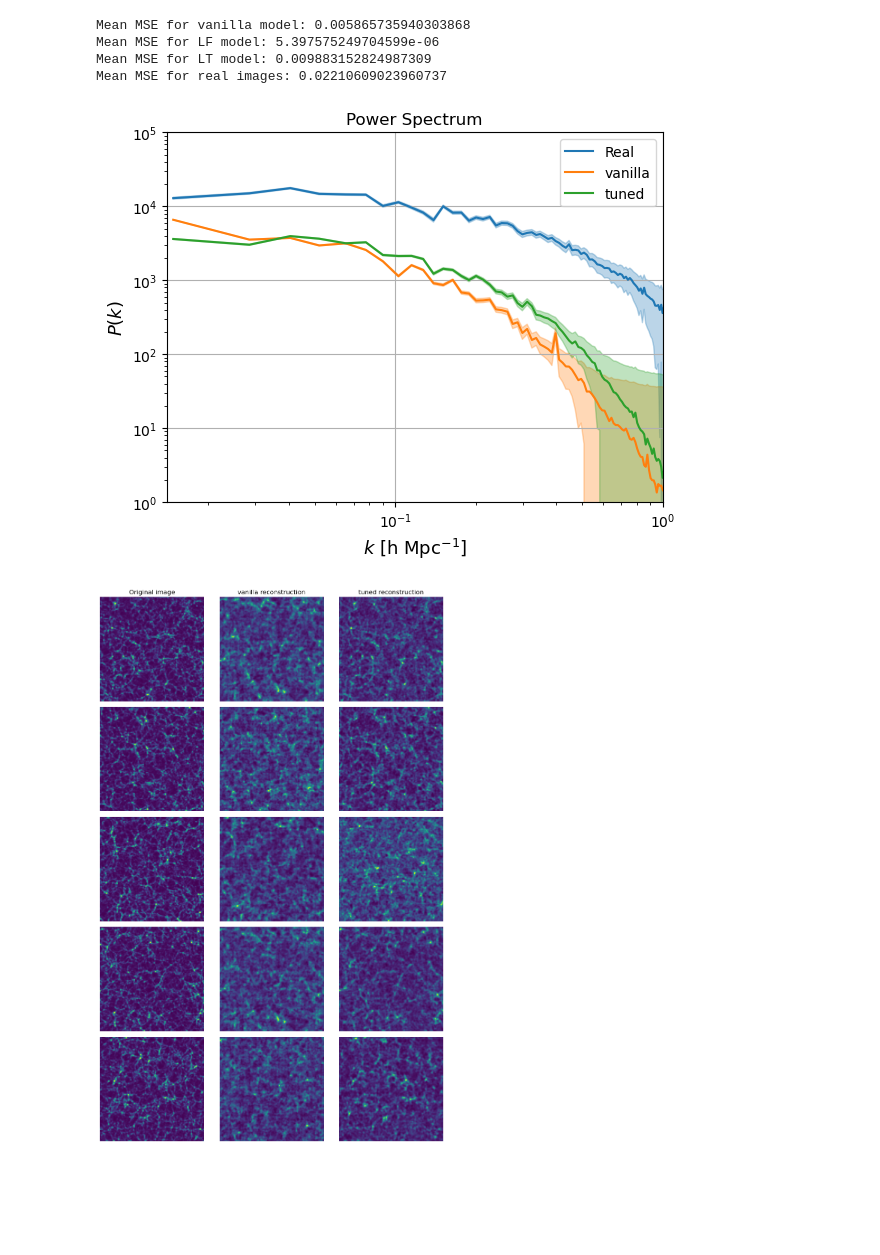
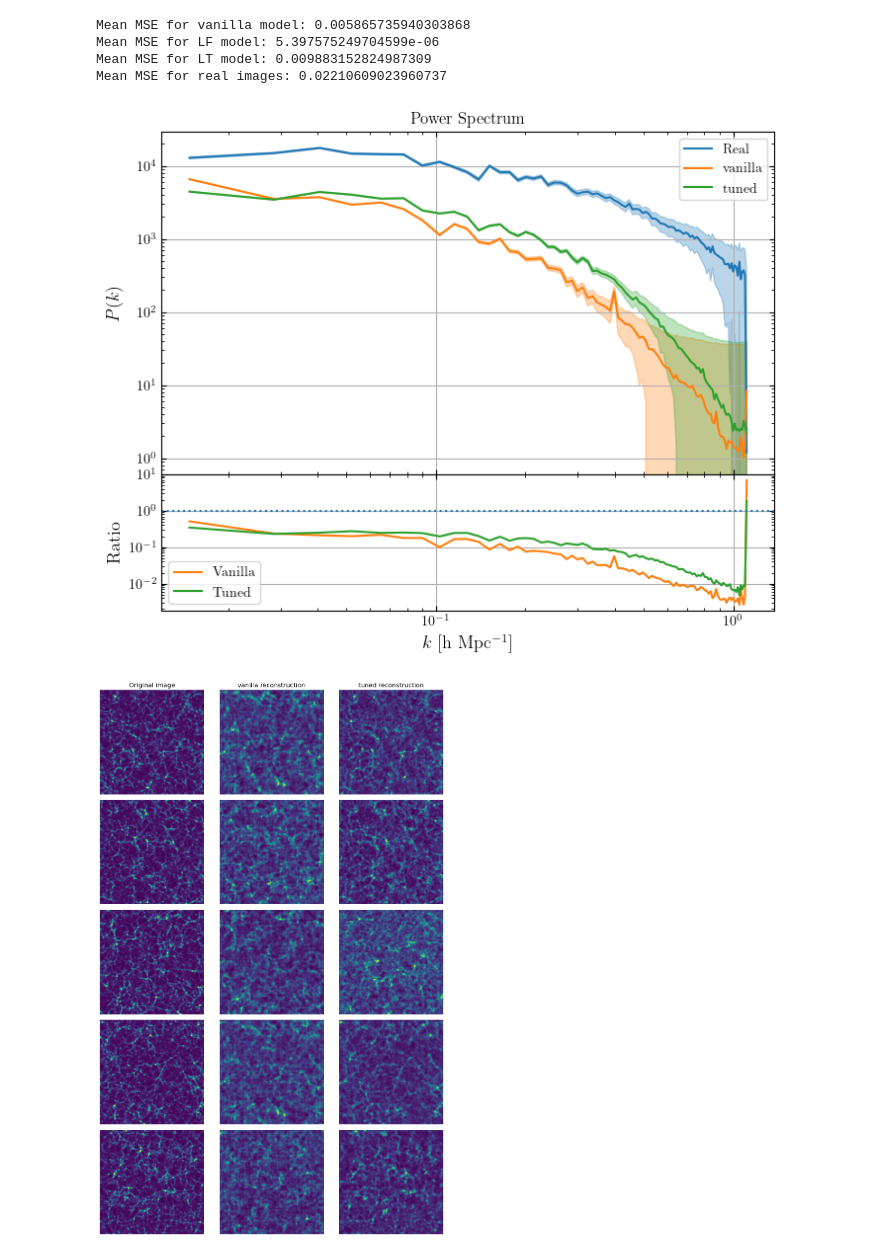
Before and after one commit to luigiEG/FYS5429_Project2, a Jupyter notebook: Slices_Main/Emulator/Emulator_analysis.ipynb, the cells around one changed output. Cells and saved outputs as stored; diff of their text form; code cells hidden in the pictures; blank space fills up the shorter version.

Commit message:
final plot

```diff
--- a/Slices_Main/Emulator/Emulator_analysis.ipynb
+++ b/Slices_Main/Emulator/Emulator_analysis.ipynb
@@ -582,25 +582,47 @@ Mean MSE for LF model: 5.397575249704599e-06
 Mean MSE for LT model: 0.009883152824987309
 Mean MSE for real images: 0.02210609023960737
 # %%
-# plot the PS for the three
-plt.figure()
+import matplotlib.pyplot as plt
+import matplotlib
+#matplotlib.rcParams['mathtext.fontset'] = 'cm'
+#matplotlib.rcParams['font.family'] = 'STIXGeneral'
+matplotlib.rcParams.update({'font.size': 10})
+matplotlib.rcParams['text.usetex'] = True
+params = {'xtick.top': True, 'ytick.right': True, 'xtick.direction': 'in', 'ytick.direction': 'in'}
+plt.rcParams.update(params)
 
-plt.fill_between(PS[:,0],PS[:,1]-std,PS[:,1]+std,color ='tab:blue',alpha=0.3)
-plt.fill_between(PS_vanilla[:,0],PS_vanilla[:,1]-std_vanilla,PS_vanilla[:,1]+std_vanilla,color ='tab:orange',alpha=0.3)
-plt.fill_between(PS_LT[:,0],PS_LT[:,1]-std_LT,PS_LT[:,1]+std_LT,color ='tab:green',alpha=0.3)
-plt.plot(PS[:, 0], PS[:, 1], label='Real',color ='tab:blue')
-plt.plot(PS_vanilla[:, 0], PS_vanilla[:, 1], label='vanilla',color = "tab:orange")
-plt.plot(PS_LT[:, 0], PS_LT[:, 1], label='tuned',color = 'tab:green')
 
-plt.xscale('log')
-plt.yscale('log')
-plt.xlim(0.014,1.)
-plt.ylim(1E0,10E4)
-plt.legend()
-plt.xlabel(r'$k$ [h $\mathrm{Mpc^{-1}}$]', fontsize = 13)
-plt.ylabel(r'$P(k)$', fontsize = 13)
-plt.title('Power Spectrum')
-plt.grid()
-plt.savefig('results/Power_Spectrum_all.pdf')
+fig, axs = plt.subplots(2,1,figsize=(8,10*0.63), gridspec_kw={'height_ratios':[1.0,0.4]},sharex=True)
+
+# Plotting the power spectrum for the three models
+axs[0].fill_between(PS[:, 0], PS[:, 1] - std, PS[:, 1] + std, color='tab:blue', alpha=0.3)
+axs[0].fill_between(PS_vanilla[:, 0], PS_vanilla[:, 1] - std_vanilla, PS_vanilla[:, 1] + std_vanilla, color='tab:orange', alpha=0.3)
+axs[0].fill_between(PS_LT[:, 0], PS_LT[:, 1] - std_LT, PS_LT[:, 1] + std_LT, color='tab:green', alpha=0.3)
+axs[0].loglog(PS[:, 0], PS[:, 1], label='Real', color='tab:blue')
+axs[0].loglog(PS_vanilla[:, 0], PS_vanilla[:, 1], label='vanilla', color="tab:orange")
+axs[0].loglog(PS_LT[:, 0], PS_LT[:, 1], label='tuned', color='tab:green')
+
+
+
+axs[0].legend()
+axs[0].set_ylabel(r'$P(k)$', fontsize=13)
+axs[0].set_title('Power Spectrum')
+axs[0].grid()
+
+# Plotting the ratio of vanilla to tuned power spectrum
+
+axs[1].loglog(PS_vanilla[:, 0], PS_vanilla[:, 1] / PS[:, 1], label='Vanilla ', color='tab:orange')
+axs[1].loglog(PS_LT[:, 0], PS_LT[:, 1] / PS[:, 1], label='Tuned', color='tab:green')
+
+
+axs[1].legend()
+axs[1].set_xlabel(r'$k$ [h $\mathrm{Mpc^{-1}}$]', fontsize=13)
+axs[1].set_ylabel('Ratio', fontsize=13)
+axs[1].grid()
+axs[1].axhline(y=1., color='tab:blue', linestyle='dotted')
+
+plt.subplots_adjust(wspace=0, hspace=0)
+fig.align_ylabels()
+plt.savefig('results/Power_Spectrum_with_Ratio.pdf')
 # %% [output]
-[figure, old version]
+[figure, new version]
```
Also changed, not shown: parts of 1 cell of this notebook.
